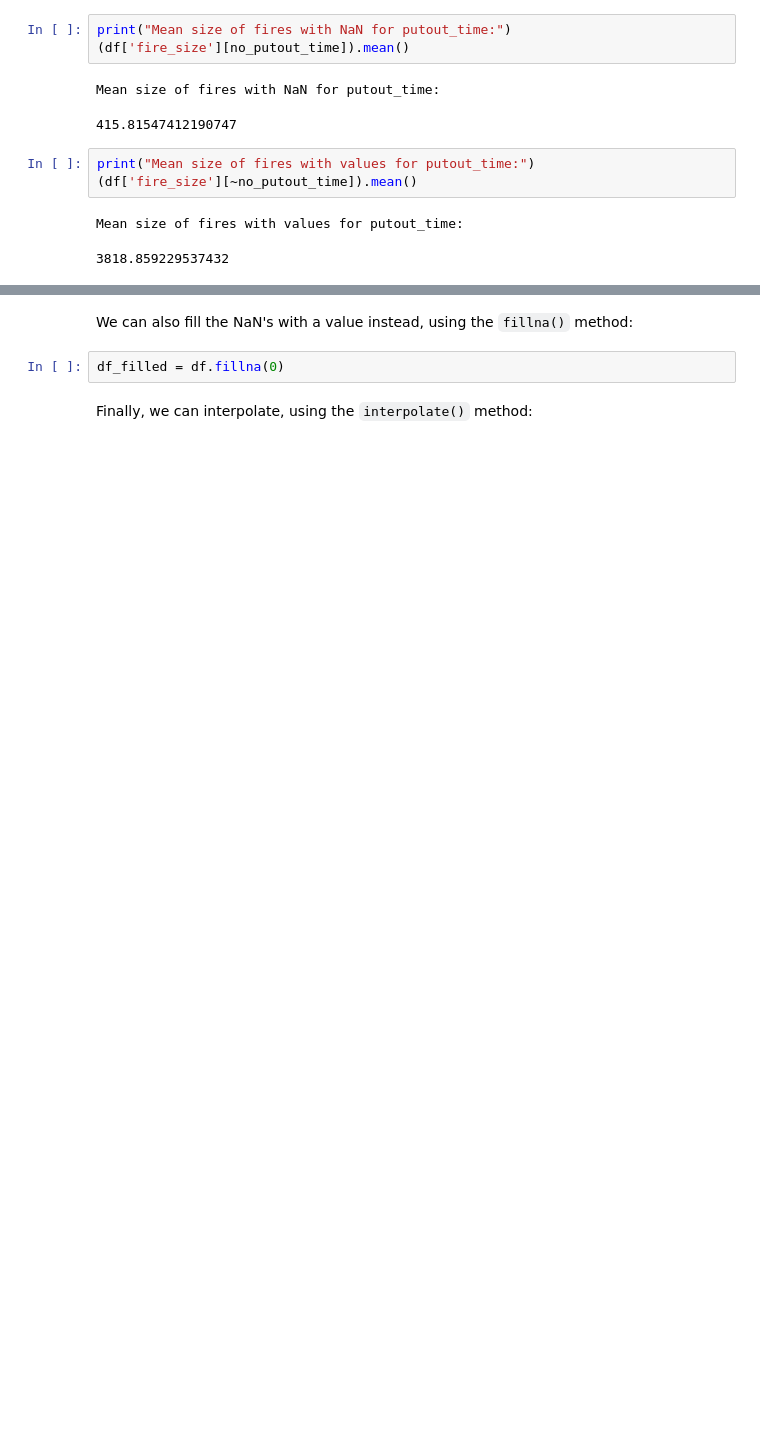
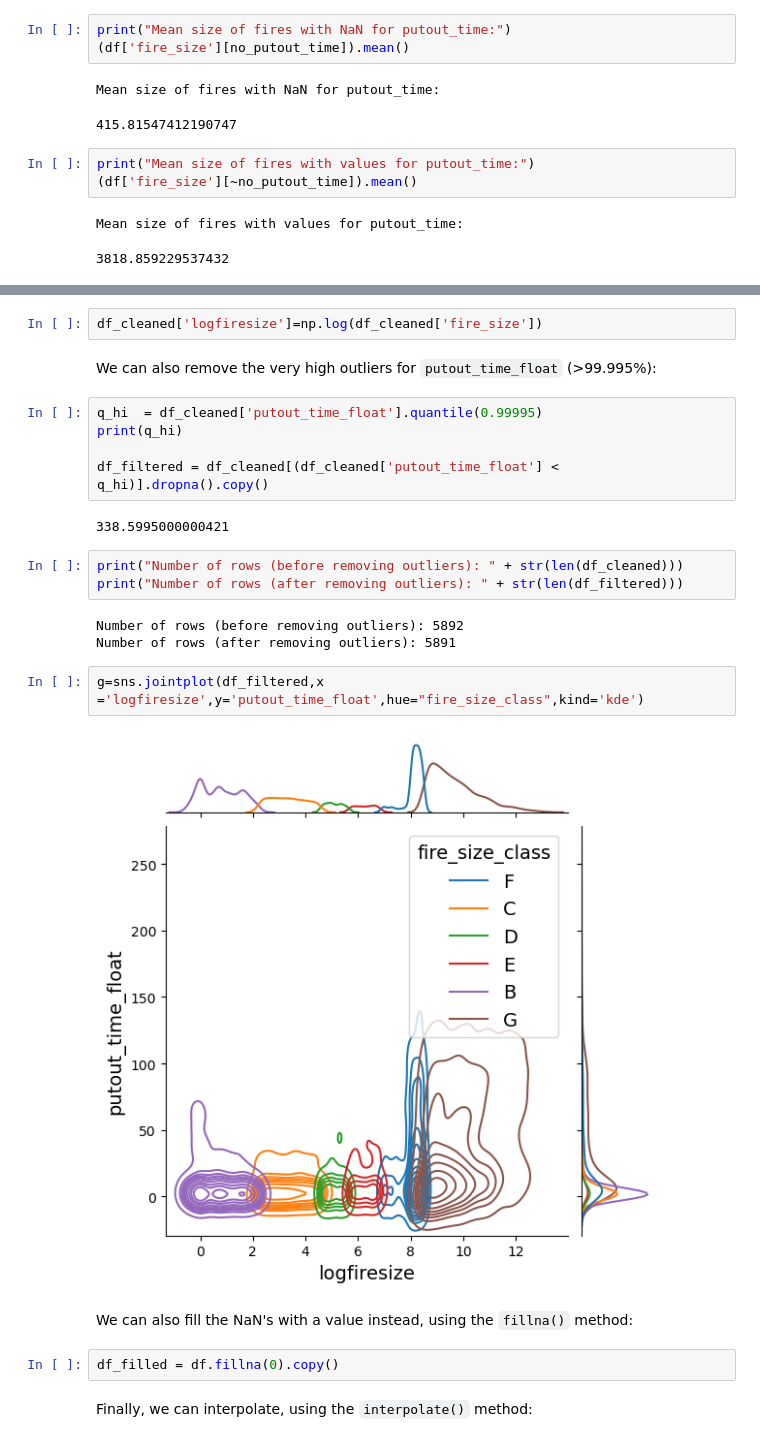
Before and after one commit to kdlamb/ML4Climate2025, a Jupyter notebook: ML4Climate2025/_build/jupyter_execute/lectures_ML/DataPreprocessing/datapreparation.ipynb, the cells around one changed output, grey strips where cells are left out. Cells and saved outputs as stored; diff of their text form; blank space fills up the shorter version.

```diff
--- a/ML4Climate2025/_build/jupyter_execute/lectures_ML/DataPreprocessing/datapreparation.ipynb
+++ b/ML4Climate2025/_build/jupyter_execute/lectures_ML/DataPreprocessing/datapreparation.ipynb
@@ -241,7 +367,28 @@ Number of rows (after removing NaN's): 27477
+# %%
+df_cleaned['logfiresize']=np.log(df_cleaned['fire_size'])
+# %% [markdown]
+We can also remove the very high outliers for `putout_time_float` (>99.995%):
+# %%
+q_hi  = df_cleaned['putout_time_float'].quantile(0.99995)
+print(q_hi)
+
+df_filtered = df_cleaned[(df_cleaned['putout_time_float'] < q_hi)].dropna().copy()
+# %% [output]
+338.5995000000421
+# %%
+print("Number of rows (before removing outliers): " + str(len(df_cleaned)))
+print("Number of rows (after removing outliers): " + str(len(df_filtered)))
+# %% [output]
+Number of rows (before removing outliers): 5892
+Number of rows (after removing outliers): 5891
+# %%
+g=sns.jointplot(df_filtered,x ='logfiresize',y='putout_time_float',hue="fire_size_class",kind='kde')
+# %% [output]
+[figure, added]
 # %% [markdown]
 We can also fill the NaN's with a value instead, using the `fillna()` method:
 # %%
-df_filled = df.fillna(0)
+df_filled = df.fillna(0).copy()
 # %% [markdown]
 Finally, we can interpolate, using the `interpolate()` method:
 # %%
```
Also changed, not shown: parts of 44 cells of this notebook, 46 other files.
